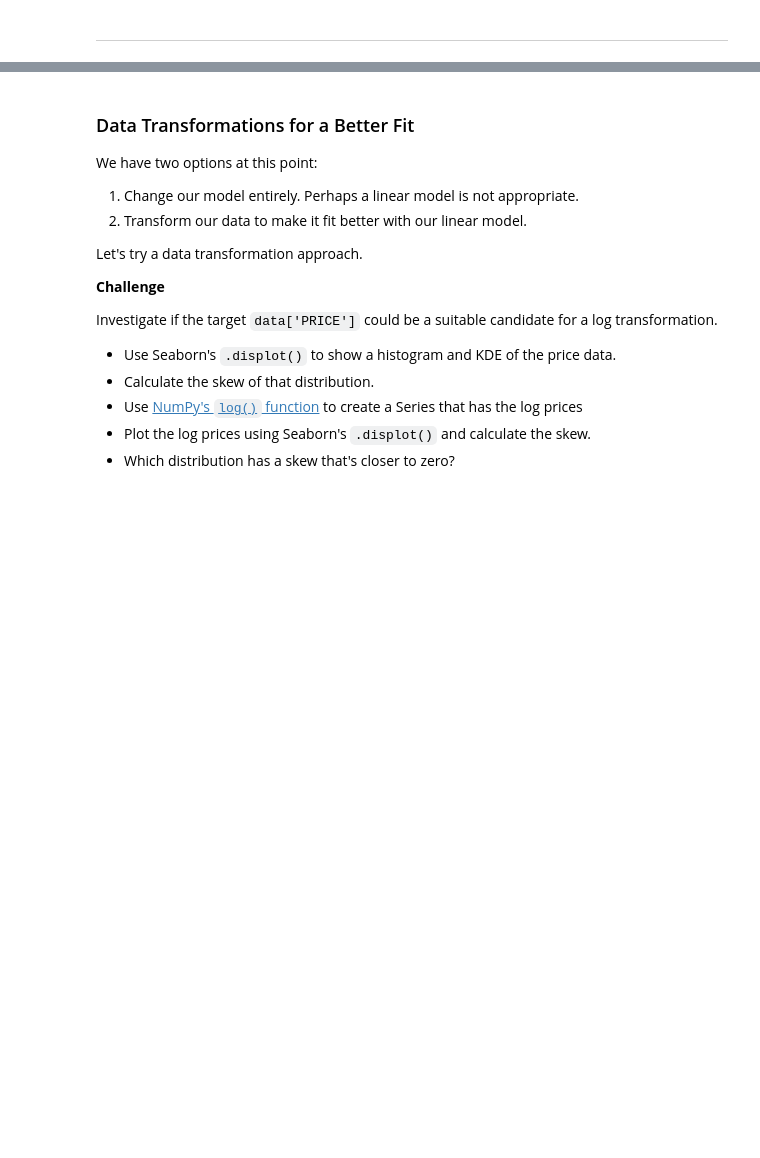
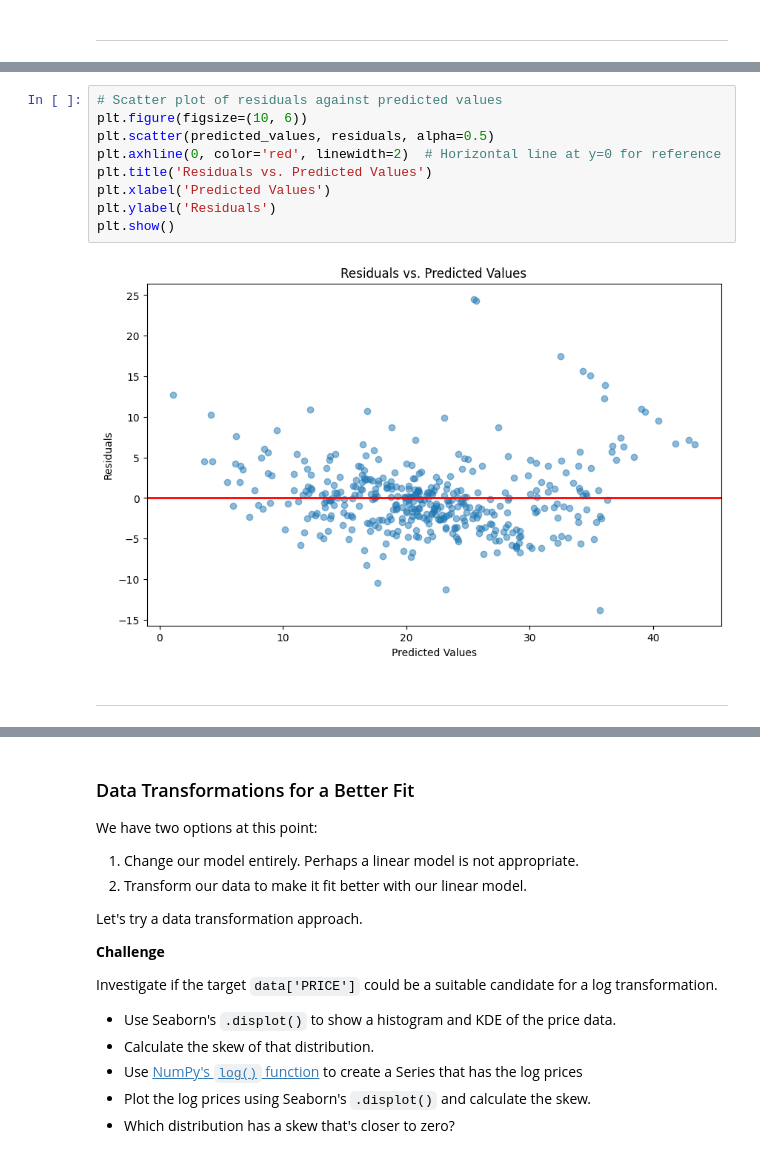
Before and after one commit to Anan014/Python_Pro_Bootcamp, a Jupyter notebook: day81-Predict_House_Prices/Multivariable_Regression_and_Valuation_Model.ipynb, the cells around one changed output, grey strips where cells are left out. Saved outputs shown, nothing was run; the diff lists cells and outputs as text; blank space fills up the shorter version.

```diff
--- a/day81-Predict_House_Prices/Multivariable_Regression_and_Valuation_Model.ipynb
+++ b/day81-Predict_House_Prices/Multivariable_Regression_and_Valuation_Model.ipynb
@@ -630,3 +647,16 @@ The second plot should be the residuals against the predicted prices. Here's wha
+# %%
+# Scatter plot of residuals against predicted values
+plt.figure(figsize=(10, 6))
+plt.scatter(predicted_values, residuals, alpha=0.5)
+plt.axhline(0, color='red', linewidth=2)  # Horizontal line at y=0 for reference
+plt.title('Residuals vs. Predicted Values')
+plt.xlabel('Predicted Values')
+plt.ylabel('Residuals')
+plt.show()
+# %% [output]
+[figure, added]
+# %% [markdown]
+<hr>
 # %% [markdown]
 Why do we want to look at the residuals? We want to check that they look random. Why? The residuals represent the errors of our model. If there's a pattern in our errors, then our model has a systematic bias.
 
```
Also changed, not shown: parts of 5 cells of this notebook.
